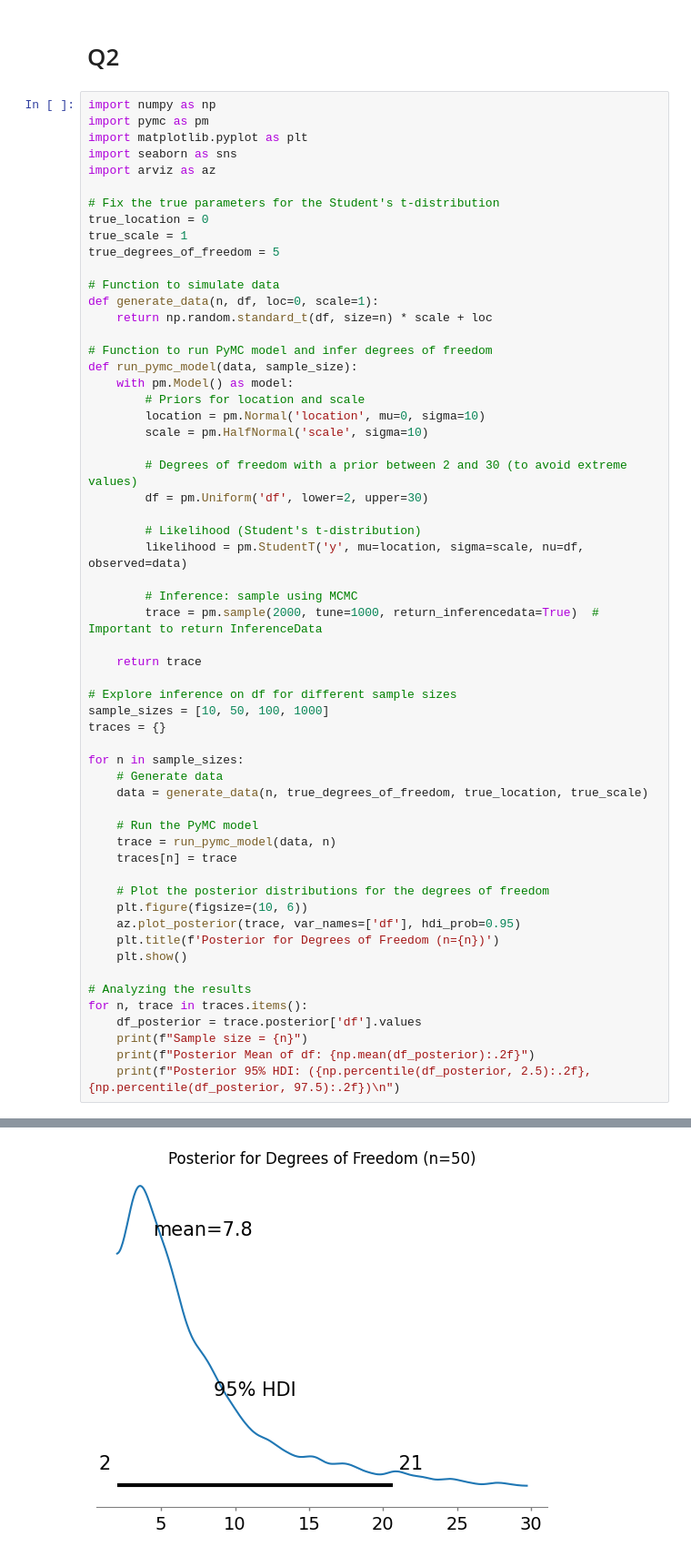
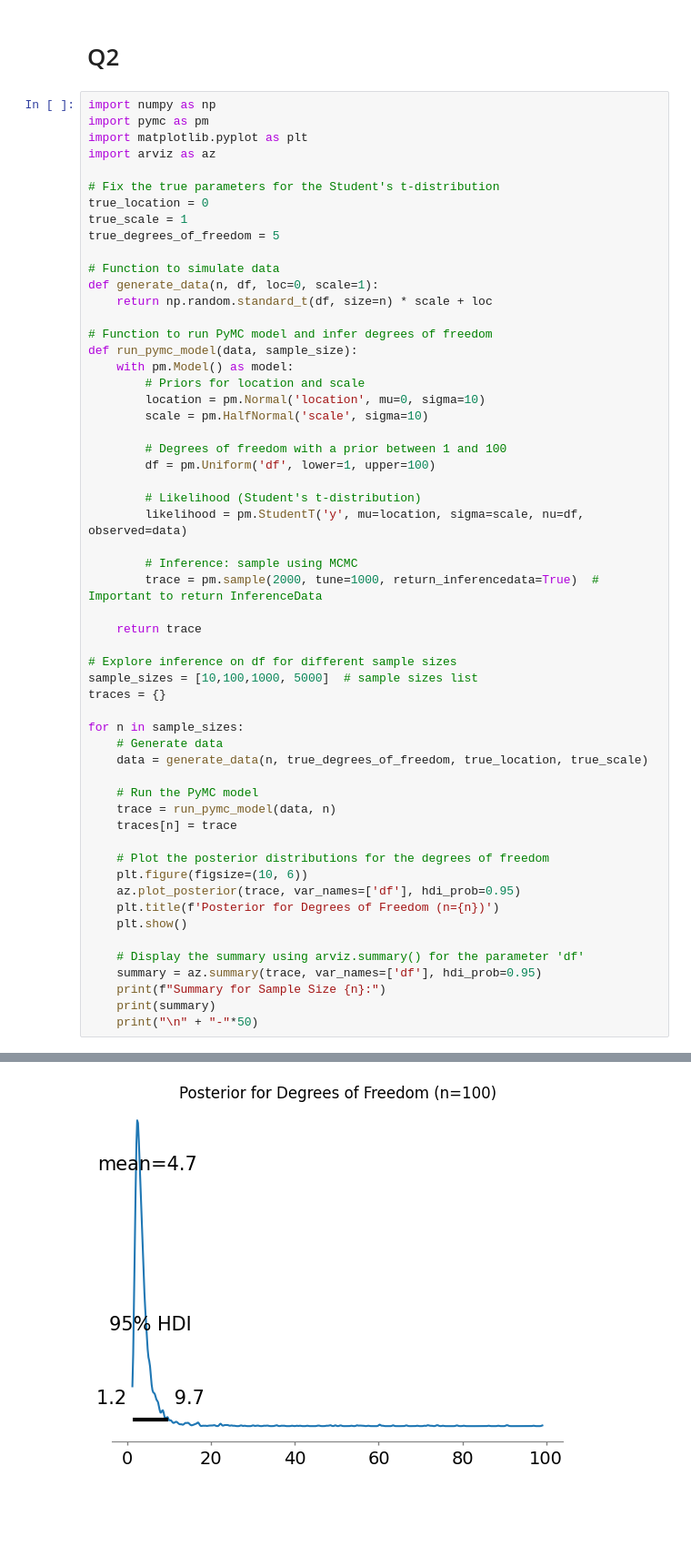
Before and after one commit to Emmnmm/testing, a Jupyter notebook: hw6.ipynb, the cells around one changed output, grey strips where cells are left out. Shown at 91% size. Cells and saved outputs as stored; diff of their text form; blank space fills up the shorter version.

```diff
--- a/hw6.ipynb
+++ b/hw6.ipynb
@@ -119,7 +119,6 @@ plt.show()
 import numpy as np
 import pymc as pm
 import matplotlib.pyplot as plt
-import seaborn as sns
 import arviz as az
 
 # Fix the true parameters for the Student's t-distribution
@@ -138,8 +137,8 @@ def run_pymc_model(data, sample_size):
         location = pm.Normal('location', mu=0, sigma=10)
         scale = pm.HalfNormal('scale', sigma=10)
 
-        # Degrees of freedom with a prior between 2 and 30 (to avoid extreme values)
-        df = pm.Uniform('df', lower=2, upper=30)
+        # Degrees of freedom with a prior between 1 and 100
+        df = pm.Uniform('df', lower=1, upper=100)
 
         # Likelihood (Student's t-distribution)
         likelihood = pm.StudentT('y', mu=location, sigma=scale, nu=df, observed=data)
@@ -150,7 +149,7 @@ def run_pymc_model(data, sample_size):
     return trace
 
 # Explore inference on df for different sample sizes
-sample_sizes = [10, 50, 100, 1000]
+sample_sizes = [10,100,1000, 5000]  # sample sizes list
 traces = {}
 
 for n in sample_sizes:
@@ -167,12 +166,11 @@ for n in sample_sizes:
     plt.title(f'Posterior for Degrees of Freedom (n={n})')
     plt.show()
 
-# Analyzing the results
-for n, trace in traces.items():
-    df_posterior = trace.posterior['df'].values
-    print(f"Sample size = {n}")
-    print(f"Posterior Mean of df: {np.mean(df_posterior):.2f}")
-    print(f"Posterior 95% HDI: ({np.percentile(df_posterior, 2.5):.2f}, {np.percentile(df_posterior, 97.5):.2f})\n")
+    # Display the summary using arviz.summary() for the parameter 'df'
+    summary = az.summary(trace, var_names=['df'], hdi_prob=0.95)
+    print(f"Summary for Sample Size {n}:")
+    print(summary)
+    print("\n" + "-"*50)
 # %% [output]
 [interactive output not drawn]
 [interactive output not drawn]
@@ -184 +190 @@ for n, trace in traces.items():
-[figure, old version]
+[figure, new version]
```
Also changed, not shown: parts of 3 cells of this notebook.
